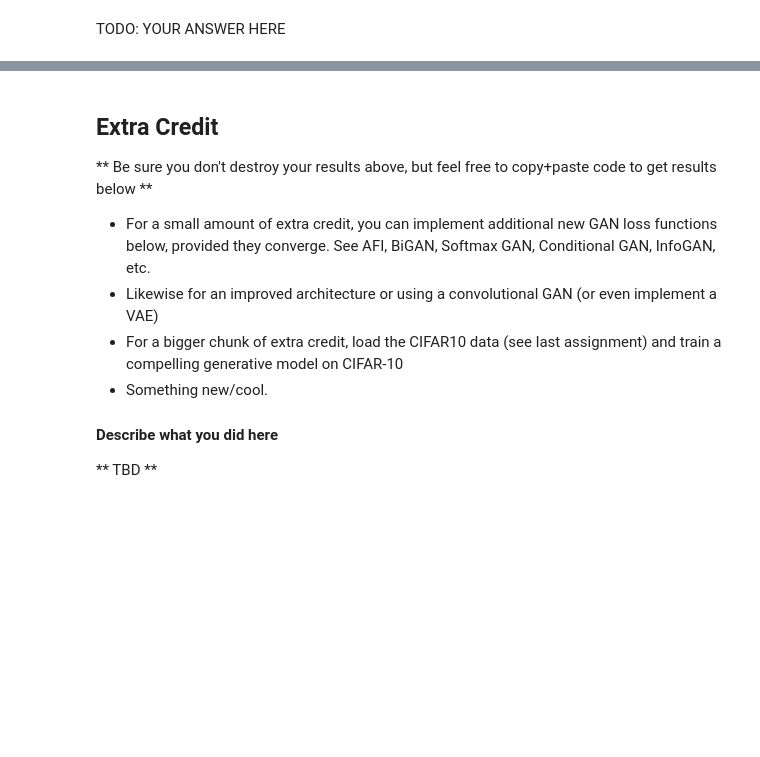
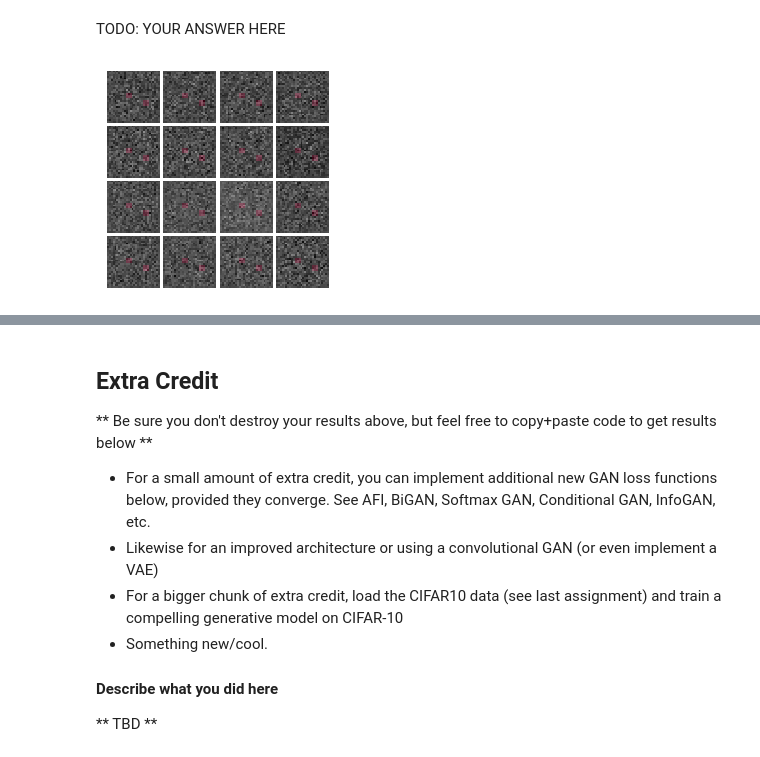
Before and after one commit to MartSlaaf/cs321n, a Jupyter notebook: assignment3/GANs-PyTorch.ipynb, the cells around one changed output, grey strips where cells are left out. Cells and saved outputs as stored; diff of their text form; code cells hidden in the pictures; blank space fills up the shorter version.

```diff
--- a/assignment3/GANs-PyTorch.ipynb
+++ b/assignment3/GANs-PyTorch.ipynb
@@ -683,0 +724,29 @@ TODO: YOUR ANSWER HERE
+# %%
+mynet = MaskedGenerator()
+# %%
+qu, ma = mynet(Variable(loader_train.__iter__().next()[0].view(batch_size, 784)))
+# %%
+def show_masked_images(images, mask):
+    images = np.reshape(images, [images.shape[0], -1])  # images reshape to (batch_size, D)
+    sqrtn = int(np.ceil(np.sqrt(images.shape[0])))
+    sqrtimg = int(np.ceil(np.sqrt(images.shape[1])))
+
+    fig = plt.figure(figsize=(sqrtn, sqrtn))
+    gs = gridspec.GridSpec(sqrtn, sqrtn)
+    gs.update(wspace=0.05, hspace=0.05)
+
+    for i, img in enumerate(images):
+        ax = plt.subplot(gs[i])
+        plt.axis('off')
+        ax.set_xticklabels([])
+        ax.set_yticklabels([])
+        ax.set_aspect('equal')
+        plt.imshow(img.reshape([sqrtimg,sqrtimg]))
+        plt.imshow(mask.data.cpu().numpy(), cmap='RdGy', alpha=0.5)
+    return
+# %%
+imgs_numpy = qu.data.cpu().numpy()
+show_masked_images(imgs_numpy[0:16], ma)
+plt.show()
+# %% [output]
+[figure, added]
```
Also changed, not shown: parts of 5 cells of this notebook.
